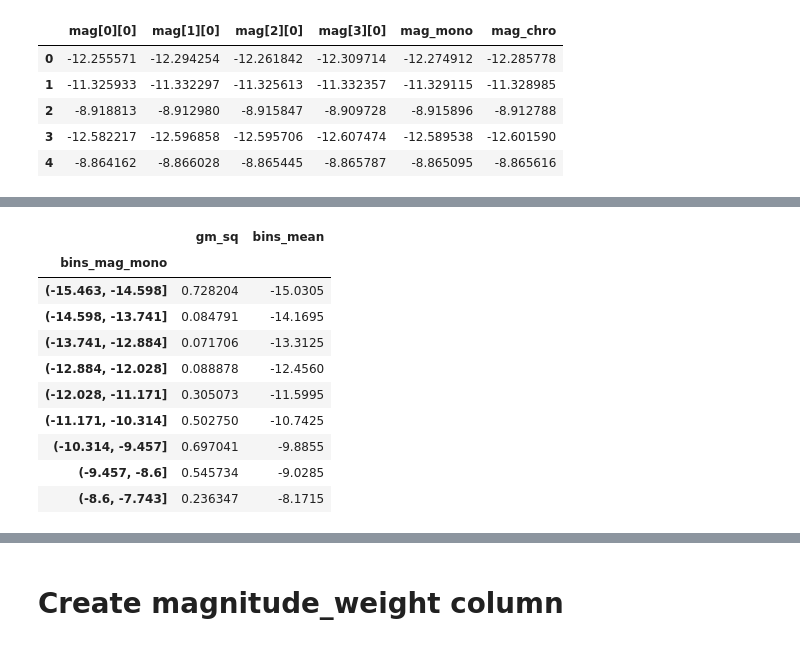
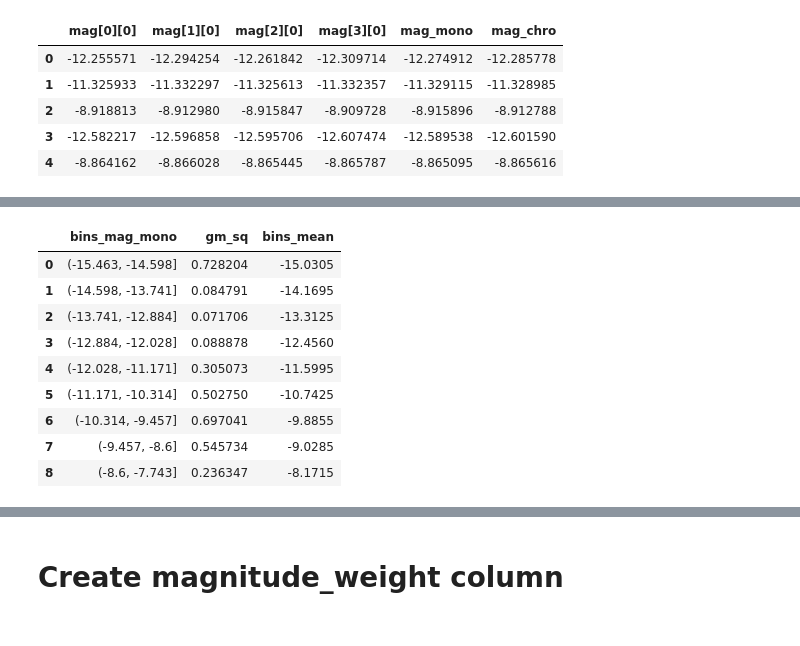
Before and after one commit to bpRsh/2019_shear_analysis_after_dmstack, a Jupyter notebook: Dec_2019/Dec_05/a02_g_sq_mean_for_magnitude_bins.ipynb, the cells around one changed output, grey strips where cells are left out. Drawn from its saved outputs; the diff is of its cells as text; code cells hidden in the pictures.

```diff
--- a/Dec_2019/Dec_05/a02_g_sq_mean_for_magnitude_bins.ipynb
+++ b/Dec_2019/Dec_05/a02_g_sq_mean_for_magnitude_bins.ipynb
@@ -238,4 +237,0 @@ weight = weight / total_weight
-# %%
-nbins = 9
-df['bins_mag_mono'] = pd.cut(df['mag_mono'],nbins)
-df.groupby('bins_mag_mono')['gm_sq'].count()
@@ -254,16 +238,16 @@ Name: gm_sq, dtype: int64
 # %%
 df9 = df.groupby('bins_mag_mono')['gm_sq'].mean().to_frame()
 df9['bins_mean'] = [np.mean(i) for i in df9.index.categories.to_tuples()]
+df9 = df9.reset_index()
 df9
 # %% [output]
-|  | gm_sq | bins_mean |
-| bins_mag_mono |  |  |
-| (-15.463, -14.598] | 0.728204 | -15.0305 |
-| (-14.598, -13.741] | 0.084791 | -14.1695 |
-| (-13.741, -12.884] | 0.071706 | -13.3125 |
-| (-12.884, -12.028] | 0.088878 | -12.4560 |
-| (-12.028, -11.171] | 0.305073 | -11.5995 |
-| (-11.171, -10.314] | 0.502750 | -10.7425 |
-| (-10.314, -9.457] | 0.697041 | -9.8855 |
-| (-9.457, -8.6] | 0.545734 | -9.0285 |
-| (-8.6, -7.743] | 0.236347 | -8.1715 |
+|  | bins_mag_mono | gm_sq | bins_mean |
+| 0 | (-15.463, -14.598] | 0.728204 | -15.0305 |
+| 1 | (-14.598, -13.741] | 0.084791 | -14.1695 |
+| 2 | (-13.741, -12.884] | 0.071706 | -13.3125 |
+| 3 | (-12.884, -12.028] | 0.088878 | -12.4560 |
+| 4 | (-12.028, -11.171] | 0.305073 | -11.5995 |
+| 5 | (-11.171, -10.314] | 0.502750 | -10.7425 |
+| 6 | (-10.314, -9.457] | 0.697041 | -9.8855 |
+| 7 | (-9.457, -8.6] | 0.545734 | -9.0285 |
+| 8 | (-8.6, -7.743] | 0.236347 | -8.1715 |
```
Also changed, not shown: parts of 13 cells of this notebook.
